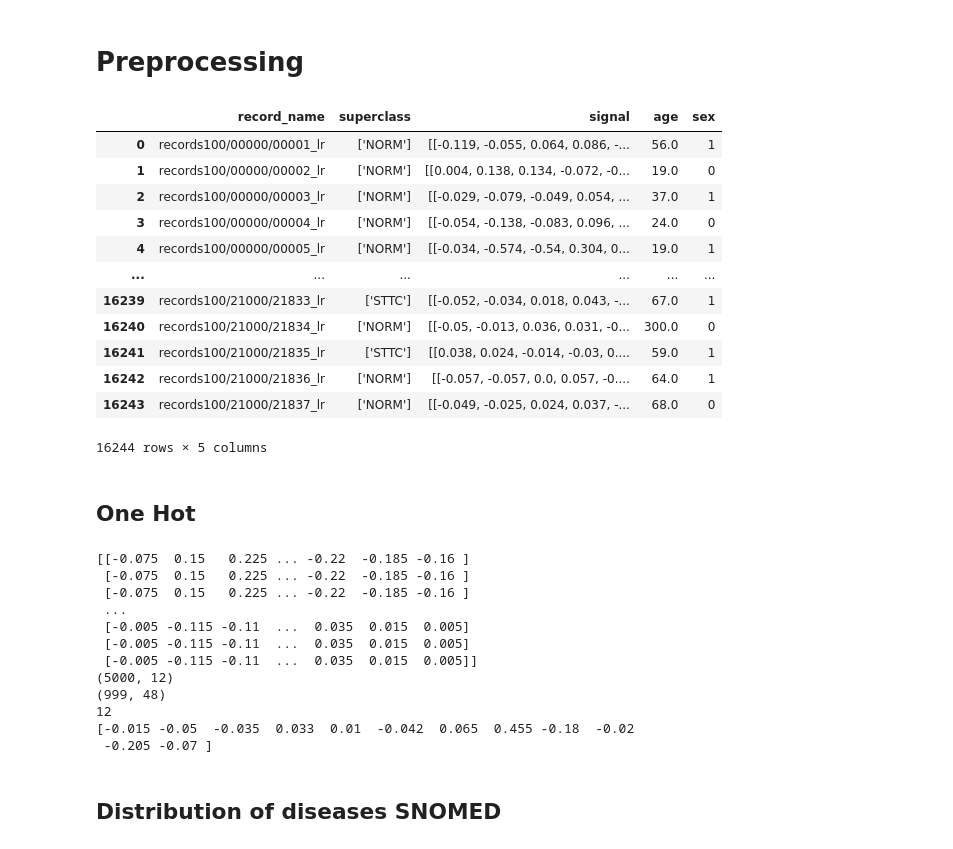
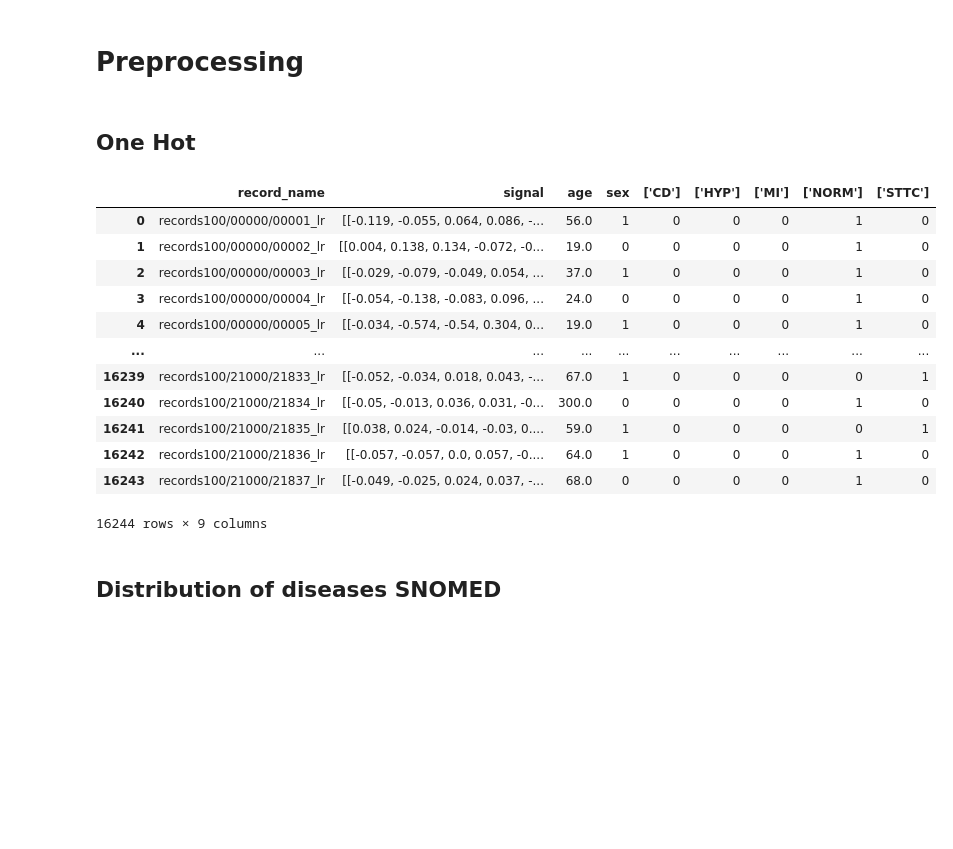
Before and after one commit to Nicoflo22/Thesis, a Jupyter notebook: thesis_superclass.ipynb, the cells around one changed output. Saved outputs shown, nothing was run; the diff lists cells and outputs as text; code cells hidden in the pictures; blank space fills up the shorter version.

```diff
--- a/thesis_superclass.ipynb
+++ b/thesis_superclass.ipynb
@@ -93,50 +82,30 @@ Processing record 16200/16244
 # %% [markdown]
 # Preprocessing
-# %%
-df = pd.read_pickle('df_processed.pkl')
-df
-# %% [output]
-|  | record_name | superclass | signal | age | sex |
-| 0 | records100/00000/00001_lr | ['NORM'] | [[-0.119, -0.055, 0.064, 0.086, -... | 56.0 | 1 |
-| 1 | records100/00000/00002_lr | ['NORM'] | [[0.004, 0.138, 0.134, -0.072, -0... | 19.0 | 0 |
-| 2 | records100/00000/00003_lr | ['NORM'] | [[-0.029, -0.079, -0.049, 0.054, ... | 37.0 | 1 |
-| 3 | records100/00000/00004_lr | ['NORM'] | [[-0.054, -0.138, -0.083, 0.096, ... | 24.0 | 0 |
-| 4 | records100/00000/00005_lr | ['NORM'] | [[-0.034, -0.574, -0.54, 0.304, 0... | 19.0 | 1 |
-| ... | ... | ... | ... | ... | ... |
-| 16239 | records100/21000/21833_lr | ['STTC'] | [[-0.052, -0.034, 0.018, 0.043, -... | 67.0 | 1 |
-| 16240 | records100/21000/21834_lr | ['NORM'] | [[-0.05, -0.013, 0.036, 0.031, -0... | 300.0 | 0 |
-| 16241 | records100/21000/21835_lr | ['STTC'] | [[0.038, 0.024, -0.014, -0.03, 0.... | 59.0 | 1 |
-| 16242 | records100/21000/21836_lr | ['NORM'] | [[-0.057, -0.057, 0.0, 0.057, -0.... | 64.0 | 1 |
-| 16243 | records100/21000/21837_lr | ['NORM'] | [[-0.049, -0.025, 0.024, 0.037, -... | 68.0 | 0 |
-16244 rows × 5 columns
 # %% [markdown]
 ## One Hot
-# %%
-mlb = MultiLabelBinarizer()
-mlb.fit(df['label'])
-label_encoded = mlb.transform(df['label'])
-df_encoded = pd.concat([df.drop('label', axis=1), pd.DataFrame(label_encoded, columns=mlb.classes_)], axis=1)
-print(df_encoded.loc[1,'signal']) # liste (un patient) de 5000 listes (samples) à 500hz
-print(df_encoded.loc[1,'signal'].shape)
-
-print(df_encoded.shape)
-print(len(df_encoded['signal'][0][0]))
-print(df_encoded['signal'][0][0])
-
-#df_encoded.to_csv('file.csv', index=False)
-# %% [output]
-[[-0.075  0.15   0.225 ... -0.22  -0.185 -0.16 ]
- [-0.075  0.15   0.225 ... -0.22  -0.185 -0.16 ]
- [-0.075  0.15   0.225 ... -0.22  -0.185 -0.16 ]
- ...
- [-0.005 -0.115 -0.11  ...  0.035  0.015  0.005]
- [-0.005 -0.115 -0.11  ...  0.035  0.015  0.005]
- [-0.005 -0.115 -0.11  ...  0.035  0.015  0.005]]
-(5000, 12)
-(999, 48)
-12
-[-0.015 -0.05  -0.035  0.033  0.01  -0.042  0.065  0.455 -0.18  -0.02
- -0.205 -0.07 ]
+# %%
+# Make sure each label is in a separate list
+df['superclass'] = df['superclass'].apply(lambda x: [x] if isinstance(x, str) else x)
+
+mlb = MultiLabelBinarizer()
+label_encoded = mlb.fit_transform(df['superclass'])
+df_encoded = pd.concat([df.drop('superclass', axis=1), pd.DataFrame(label_encoded, columns=mlb.classes_)], axis=1)
+
+df_encoded
+# %% [output]
+|  | record_name | signal | age | sex | ['CD'] | ['HYP'] | ['MI'] | ['NORM'] | ['STTC'] |
+| 0 | records100/00000/00001_lr | [[-0.119, -0.055, 0.064, 0.086, -... | 56.0 | 1 | 0 | 0 | 0 | 1 | 0 |
+| 1 | records100/00000/00002_lr | [[0.004, 0.138, 0.134, -0.072, -0... | 19.0 | 0 | 0 | 0 | 0 | 1 | 0 |
+| 2 | records100/00000/00003_lr | [[-0.029, -0.079, -0.049, 0.054, ... | 37.0 | 1 | 0 | 0 | 0 | 1 | 0 |
+| 3 | records100/00000/00004_lr | [[-0.054, -0.138, -0.083, 0.096, ... | 24.0 | 0 | 0 | 0 | 0 | 1 | 0 |
+| 4 | records100/00000/00005_lr | [[-0.034, -0.574, -0.54, 0.304, 0... | 19.0 | 1 | 0 | 0 | 0 | 1 | 0 |
+| ... | ... | ... | ... | ... | ... | ... | ... | ... | ... |
+| 16239 | records100/21000/21833_lr | [[-0.052, -0.034, 0.018, 0.043, -... | 67.0 | 1 | 0 | 0 | 0 | 0 | 1 |
+| 16240 | records100/21000/21834_lr | [[-0.05, -0.013, 0.036, 0.031, -0... | 300.0 | 0 | 0 | 0 | 0 | 1 | 0 |
+| 16241 | records100/21000/21835_lr | [[0.038, 0.024, -0.014, -0.03, 0.... | 59.0 | 1 | 0 | 0 | 0 | 0 | 1 |
+| 16242 | records100/21000/21836_lr | [[-0.057, -0.057, 0.0, 0.057, -0.... | 64.0 | 1 | 0 | 0 | 0 | 1 | 0 |
+| 16243 | records100/21000/21837_lr | [[-0.049, -0.025, 0.024, 0.037, -... | 68.0 | 0 | 0 | 0 | 0 | 1 | 0 |
+16244 rows × 9 columns
 # %% [markdown]
 ## Distribution of diseases SNOMED
 # %%
```
Also changed, not shown: parts of 16 cells of this notebook.
